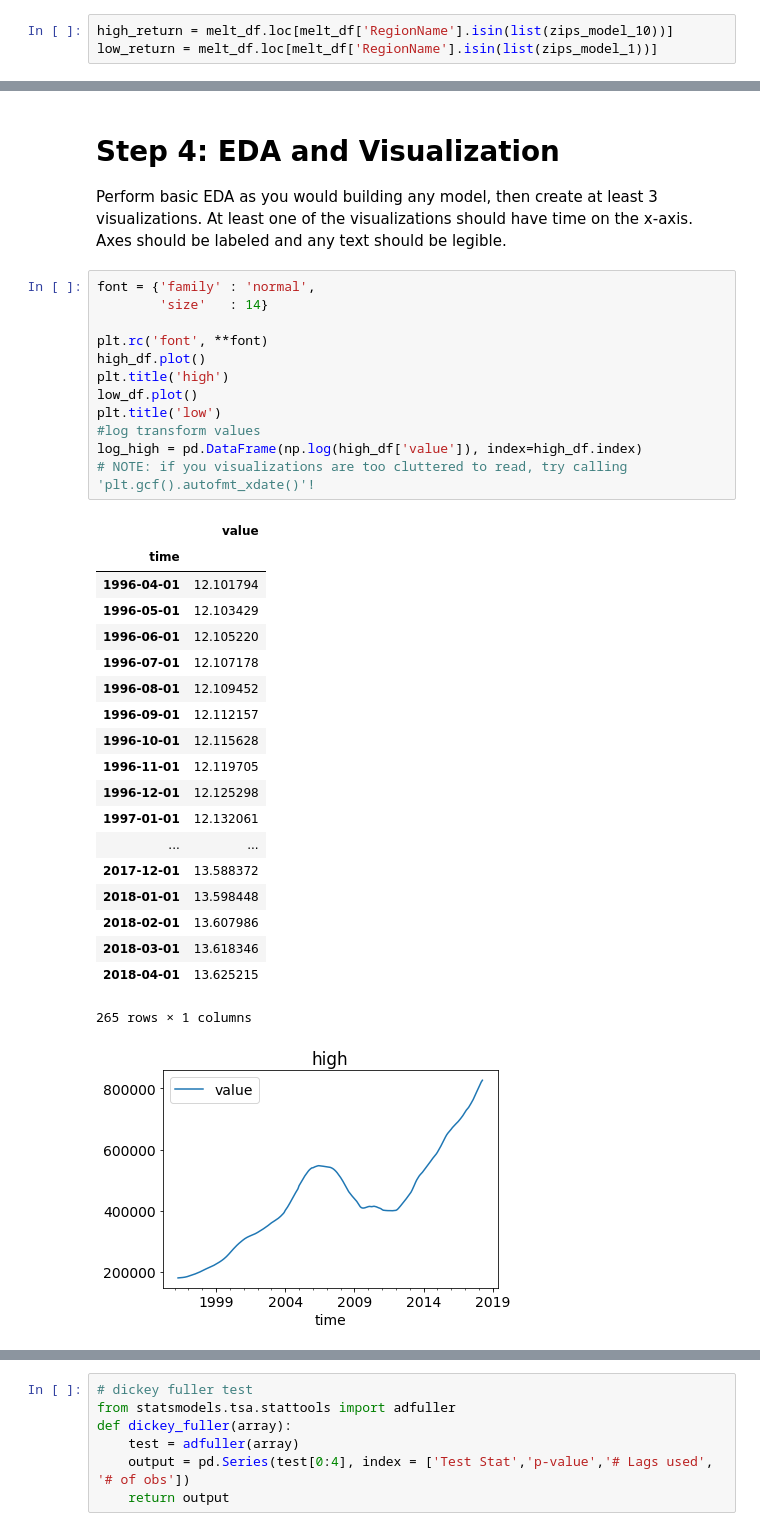
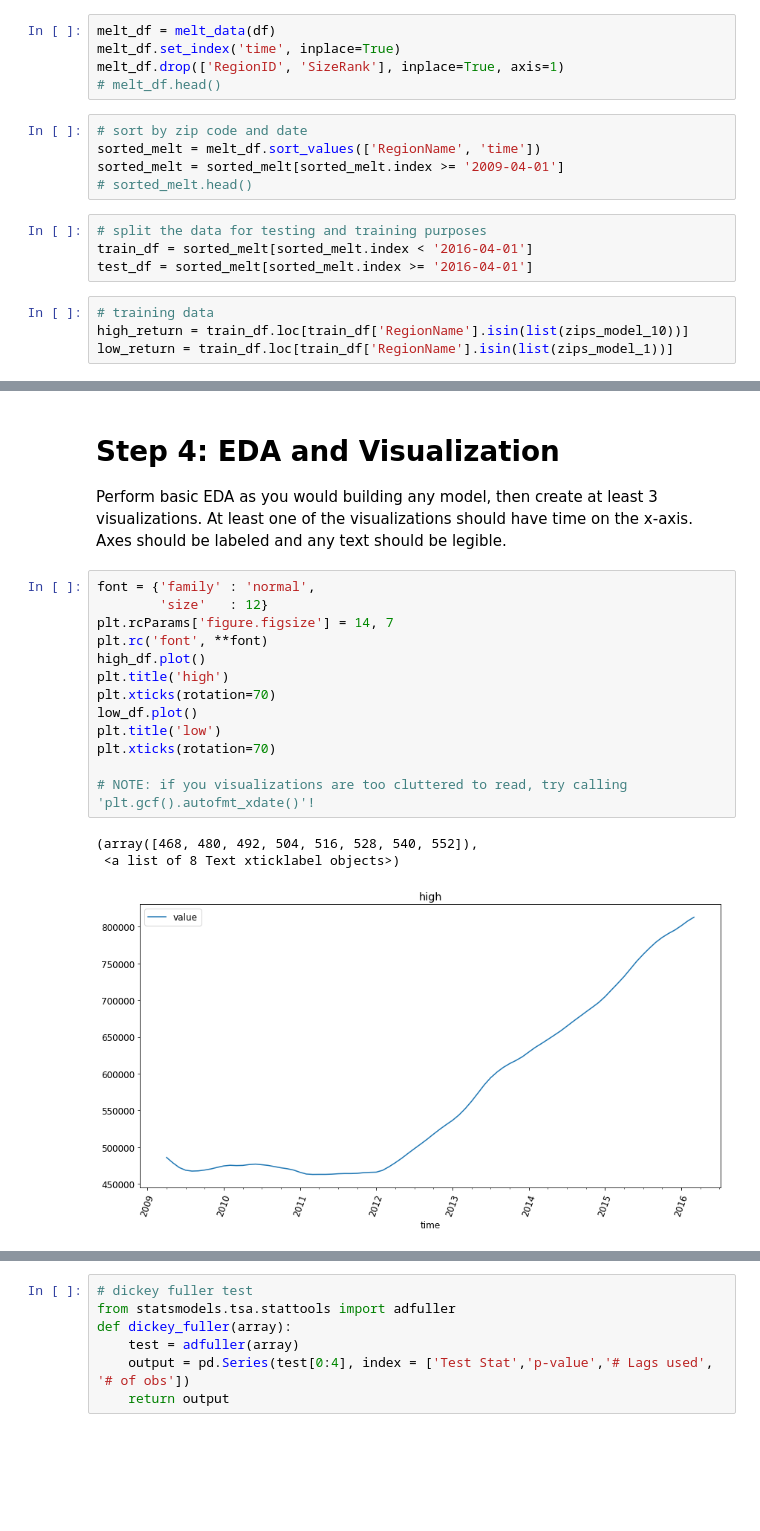
Before and after one commit to krbarounis/Zillow-Project, a Jupyter notebook: mod_4_starter_notebook.ipynb, the cells around one changed output, grey strips where cells are left out. Cells and saved outputs as stored; diff of their text form; blank space fills up the shorter version.

Commit message:
added model

```diff
--- a/mod_4_starter_notebook.ipynb
+++ b/mod_4_starter_notebook.ipynb
@@ -109,7 +83,22 @@ cutoffs
 # grab the zip codes that exist between the cutoff values
 zips_model_1 = diff_df[diff_df['diff']<cutoffs[0]]['RegionName']
 zips_model_10 = diff_df[diff_df['diff']>cutoffs[1]]['RegionName']
+# %%
+melt_df = melt_data(df)
+melt_df.set_index('time', inplace=True)
+melt_df.drop(['RegionID', 'SizeRank'], inplace=True, axis=1)
+# melt_df.head()
+# %%
+# sort by zip code and date
+sorted_melt = melt_df.sort_values(['RegionName', 'time'])
+sorted_melt = sorted_melt[sorted_melt.index >= '2009-04-01']
+# sorted_melt.head()
+# %%
+# split the data for testing and training purposes
+train_df = sorted_melt[sorted_melt.index < '2016-04-01']
+test_df = sorted_melt[sorted_melt.index >= '2016-04-01']
 # %%
-high_return = melt_df.loc[melt_df['RegionName'].isin(list(zips_model_10))]
-low_return = melt_df.loc[melt_df['RegionName'].isin(list(zips_model_1))]
+# training data
+high_return = train_df.loc[train_df['RegionName'].isin(list(zips_model_10))]
+low_return = train_df.loc[train_df['RegionName'].isin(list(zips_model_1))]
 # %%
@@ -121,34 +110,18 @@ low_df = low_return.groupby('time')[['value']].mean()
 Perform basic EDA as you would building any model, then create at least 3 visualizations.  At least one of the visualizations should have time on the x-axis.  Axes should be labeled and any text should be legible.
 # %%
 font = {'family' : 'normal',
-        'size'   : 14}
-
+        'size'   : 12}
+plt.rcParams['figure.figsize'] = 14, 7
 plt.rc('font', **font)
 high_df.plot()
 plt.title('high')
+plt.xticks(rotation=70)
 low_df.plot()
 plt.title('low')
-#log transform values
-log_high = pd.DataFrame(np.log(high_df['value']), index=high_df.index)
+plt.xticks(rotation=70)
+
 # NOTE: if you visualizations are too cluttered to read, try calling 'plt.gcf().autofmt_xdate()'!
 # %% [output]
-|  | value |
-| time |  |
-| 1996-04-01 | 12.101794 |
-| 1996-05-01 | 12.103429 |
-| 1996-06-01 | 12.105220 |
-| 1996-07-01 | 12.107178 |
-| 1996-08-01 | 12.109452 |
-| 1996-09-01 | 12.112157 |
-| 1996-10-01 | 12.115628 |
-| 1996-11-01 | 12.119705 |
-| 1996-12-01 | 12.125298 |
-| 1997-01-01 | 12.132061 |
-| ... | ... |
-| 2017-12-01 | 13.588372 |
-| 2018-01-01 | 13.598448 |
-| 2018-02-01 | 13.607986 |
-| 2018-03-01 | 13.618346 |
-| 2018-04-01 | 13.625215 |
-265 rows × 1 columns
+(array([468, 480, 492, 504, 516, 528, 540, 552]),
+ <a list of 8 Text xticklabel objects>)
-[figure, old version]
+[figure, new version]
```
Also changed, not shown: parts of 34 cells of this notebook.
